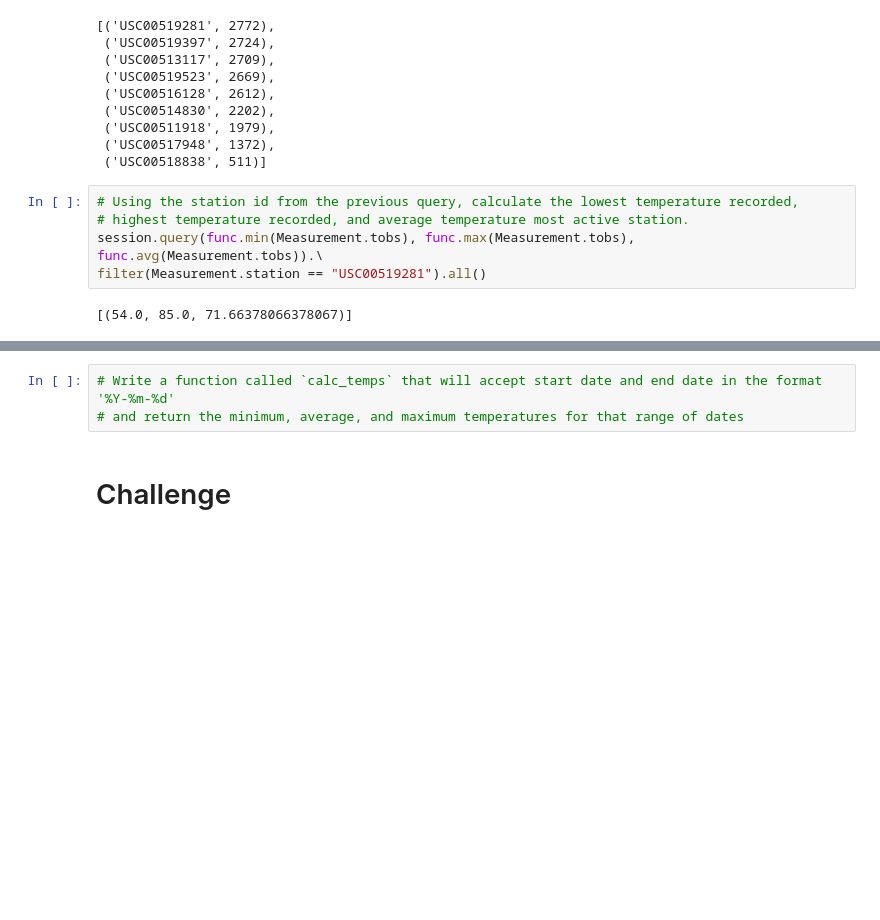
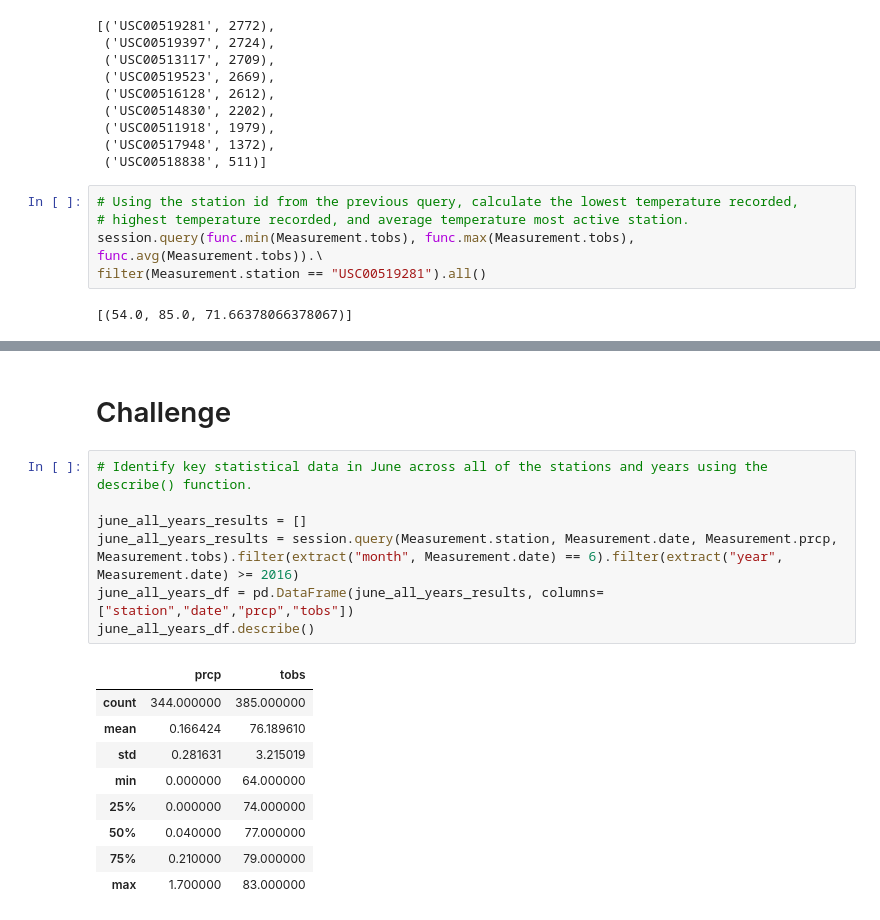
Before and after one commit to jgrotenhuis/surfs_up, a Jupyter notebook: climate_analysis.ipynb, the cells around one changed output, grey strips where cells are left out. Cells and saved outputs as stored; diff of their text form; blank space fills up the shorter version.

```diff
--- a/climate_analysis.ipynb
+++ b/climate_analysis.ipynb
@@ -120,5 +121,19 @@ plt.tight_layout()
-# %%
-# Write a function called `calc_temps` that will accept start date and end date in the format '%Y-%m-%d'
-# and return the minimum, average, and maximum temperatures for that range of dates
 # %% [markdown]
 # Challenge
+# %%
+# Identify key statistical data in June across all of the stations and years using the describe() function.
+
+june_all_years_results = []
+june_all_years_results = session.query(Measurement.station, Measurement.date, Measurement.prcp, Measurement.tobs).filter(extract("month", Measurement.date) == 6).filter(extract("year", Measurement.date) >= 2016)
+june_all_years_df = pd.DataFrame(june_all_years_results, columns=["station","date","prcp","tobs"])
+june_all_years_df.describe()
+# %% [output]
+|  | prcp | tobs |
+| count | 344.000000 | 385.000000 |
+| mean | 0.166424 | 76.189610 |
+| std | 0.281631 | 3.215019 |
+| min | 0.000000 | 64.000000 |
+| 25% | 0.000000 | 74.000000 |
+| 50% | 0.040000 | 77.000000 |
+| 75% | 0.210000 | 79.000000 |
+| max | 1.700000 | 83.000000 |
```
Also changed, not shown: parts of 4 cells of this notebook, 1 other file.
